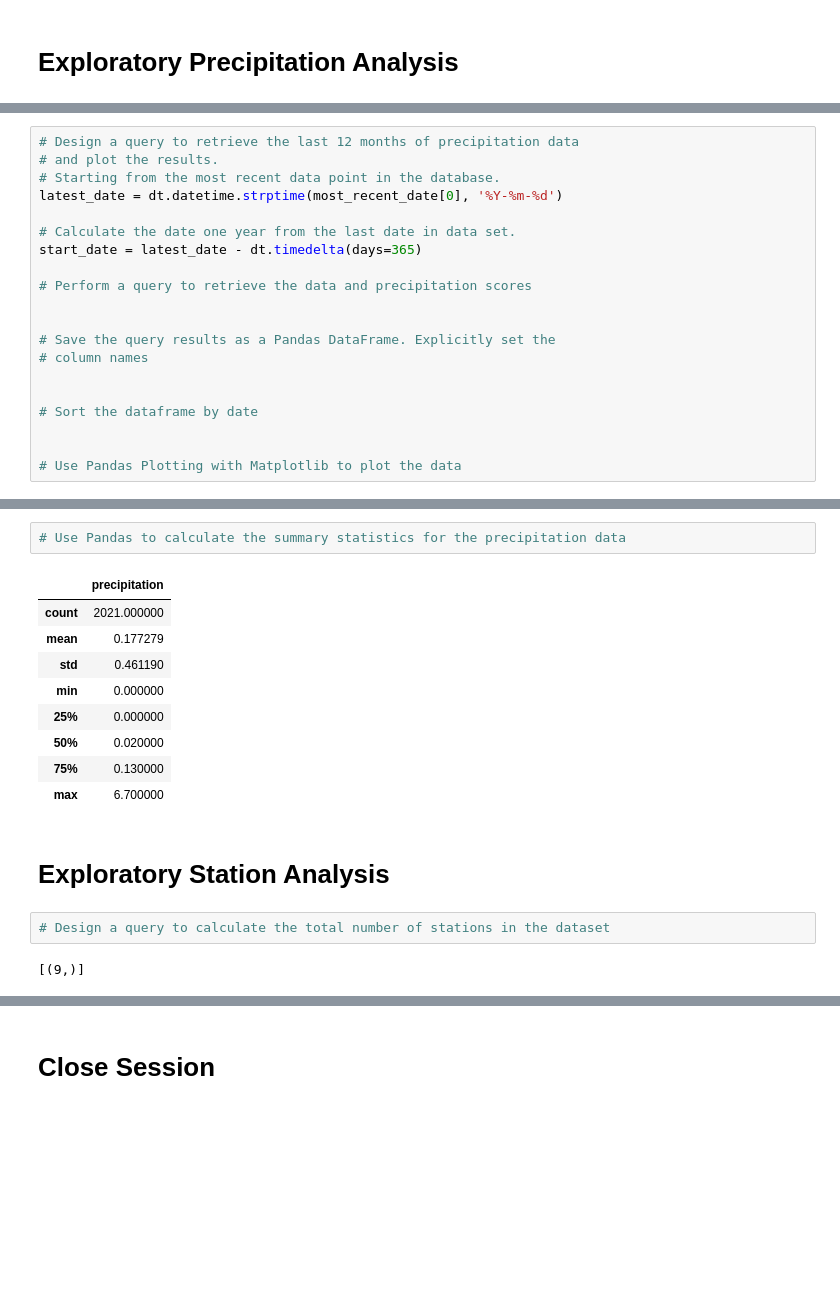
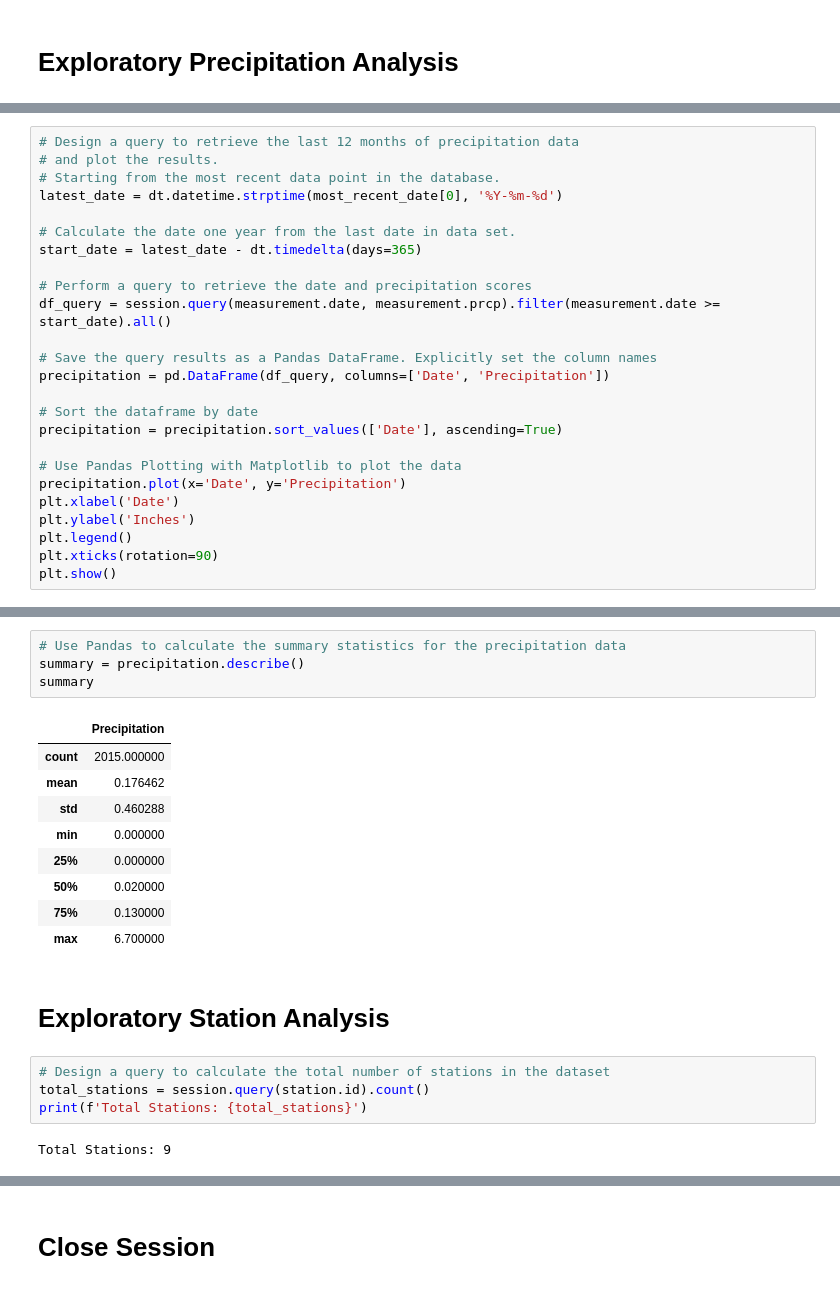
Before and after one commit to andrew-voortman/sqlalchemy-challenge, a Jupyter notebook: SurfsUp/climate_starter.ipynb, the cells around one changed output, grey strips where cells are left out. Cells and saved outputs as stored; diff of their text form; blank space fills up the shorter version.

```diff
--- a/SurfsUp/climate_starter.ipynb
+++ b/SurfsUp/climate_starter.ipynb
@@ -79,15 +49,20 @@ latest_date = dt.datetime.strptime(most_recent_date[0], '%Y-%m-%d')
 # Calculate the date one year from the last date in data set.
 start_date = latest_date - dt.timedelta(days=365)
 
-# Perform a query to retrieve the data and precipitation scores
+# Perform a query to retrieve the date and precipitation scores
+df_query = session.query(measurement.date, measurement.prcp).filter(measurement.date >= start_date).all()
 
-
-# Save the query results as a Pandas DataFrame. Explicitly set the
-# column names
-
+# Save the query results as a Pandas DataFrame. Explicitly set the column names
+precipitation = pd.DataFrame(df_query, columns=['Date', 'Precipitation'])
 
 # Sort the dataframe by date
-
+precipitation = precipitation.sort_values(['Date'], ascending=True)
 
 # Use Pandas Plotting with Matplotlib to plot the data
+precipitation.plot(x='Date', y='Precipitation')
+plt.xlabel('Date')
+plt.ylabel('Inches')
+plt.legend()
+plt.xticks(rotation=90)
+plt.show()
 # %% [output]
@@ -96,10 +70,12 @@ Text(0, 0.5, 'Inches')
 # %%
 # Use Pandas to calculate the summary statistics for the precipitation data
+summary = precipitation.describe()
+summary
 # %% [output]
-|  | precipitation |
-| count | 2021.000000 |
-| mean | 0.177279 |
-| std | 0.461190 |
+|  | Precipitation |
+| count | 2015.000000 |
+| mean | 0.176462 |
+| std | 0.460288 |
 | min | 0.000000 |
 | 25% | 0.000000 |
 | 50% | 0.020000 |
@@ -109,8 +85,10 @@ Text(0, 0.5, 'Inches')
 # Exploratory Station Analysis
 # %%
 # Design a query to calculate the total number of stations in the dataset
+total_stations = session.query(station.id).count()
+print(f'Total Stations: {total_stations}')
 # %% [output]
-[(9,)]
+Total Stations: 9
 # %%
 # Design a query to find the most active stations (i.e. which stations have the most rows?)
 # List the stations and their counts in descending order.
```
Also changed, not shown: parts of 9 cells of this notebook.
